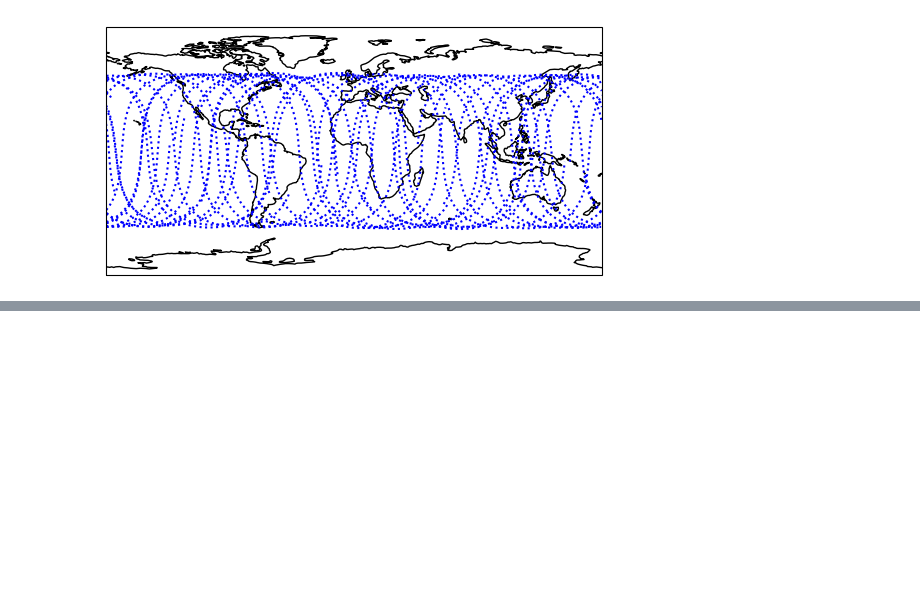
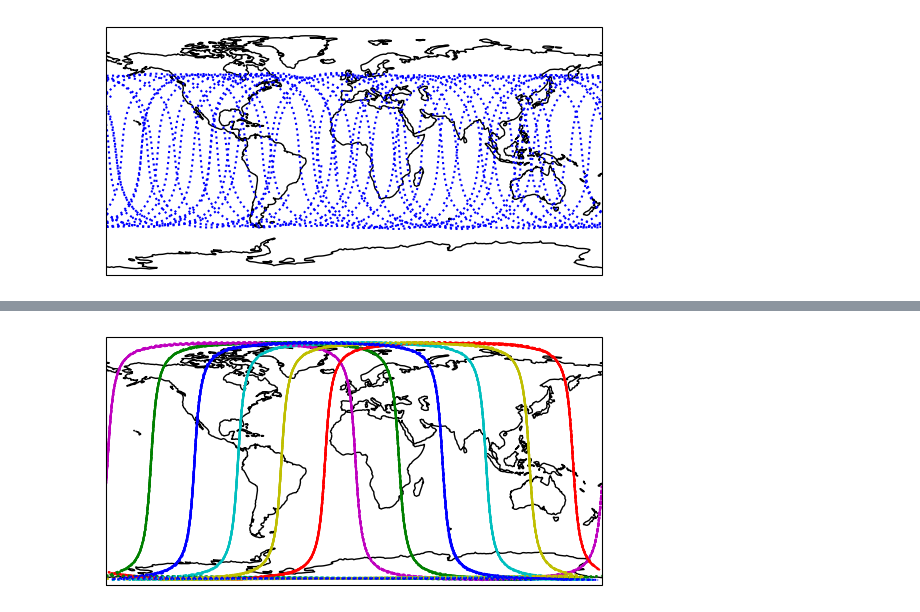
Before and after one commit to Rakagami/datascience_satellites_and_me, a Jupyter notebook: orbit_display.ipynb, the cells around one changed output, grey strips where cells are left out. Cells and saved outputs as stored; diff of their text form; code cells hidden in the pictures; blank space fills up the shorter version.

```diff
--- a/orbit_display.ipynb
+++ b/orbit_display.ipynb
@@ -137,0 +158,21 @@ visualize_orbits(orbits_fixed)
+# %%
+constellation = []
+with open('constellations/iridium.csv') as f:
+    for fields in omm.parse_csv(f):
+        sat = Satrec()
+        omm.initialize(sat, fields)
+        constellation.append(sat)
+
+# Orbit synthesization parameters
+sample_rate = 0.01
+start_date = datetime(2022, 9, 22, 7)
+duration = (24 * 60 * 60) / ((constellation[0].no_kozai * 720) / np.pi)
+orbits_fixed = [df_to_geodetic(gen_orbit(
+            orbit,
+            sample_rate,
+            start_date
+            ), fixed_earth=True) for orbit in constellation]
+
+visualize_orbitclusters(orbits_fixed, constellation, k=6)
+# %% [output]
+[figure, added]
```
Also changed, not shown: parts of 6 cells of this notebook.
